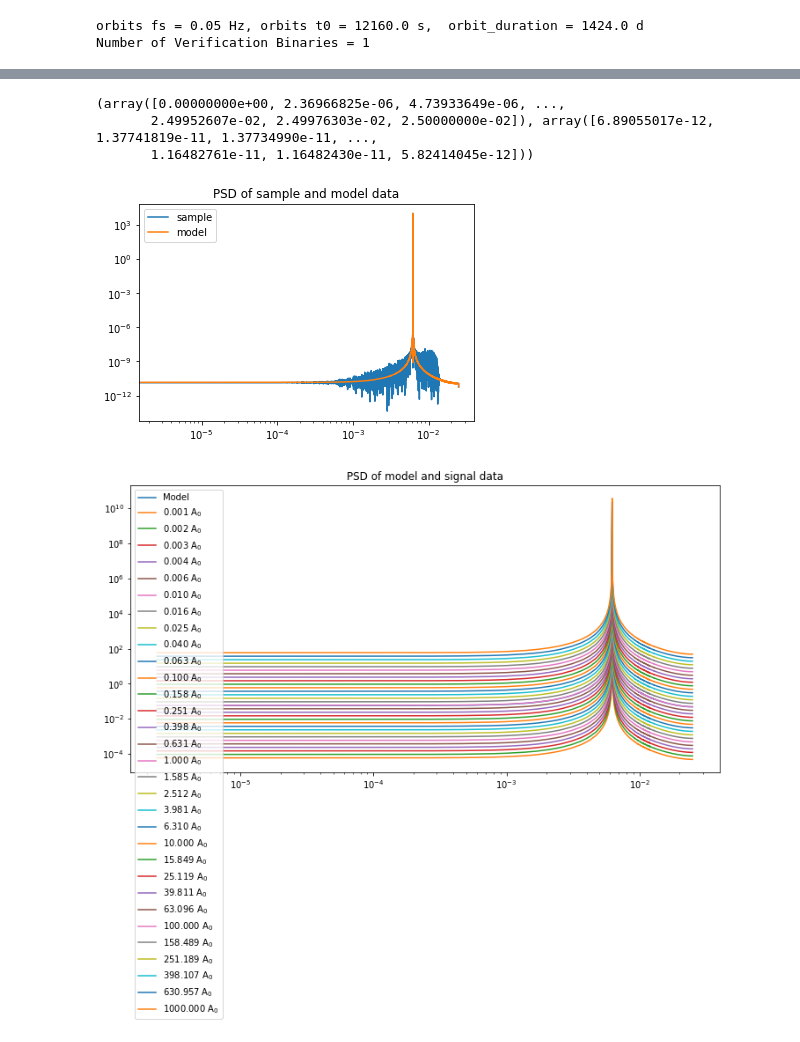
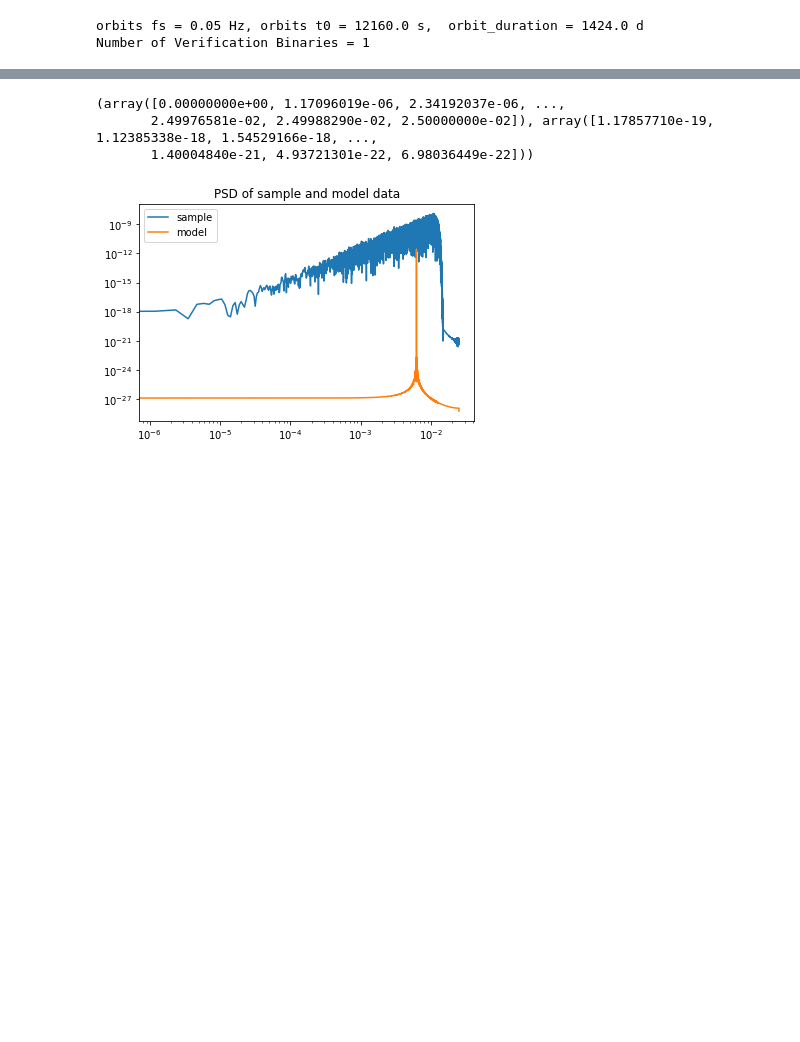
Before and after one commit to BartOuwehand/MP1_LISA, a Jupyter notebook: pyscripts/notebook_gen_fsdata_matchedfiltering.ipynb, the cells around one changed output, grey strips where cells are left out. Cells and saved outputs as stored; diff of their text form; code cells hidden in the pictures; blank space fills up the shorter version.

```diff
--- a/pyscripts/notebook_gen_fsdata_matchedfiltering.ipynb
+++ b/pyscripts/notebook_gen_fsdata_matchedfiltering.ipynb
@@ -65,31 +92,30 @@ print (Amp_true)
 # %%
 tmp = psd_func(fsdata[1])
 tmp2 = psd_func(mdata[1])
 print (tmp)
 plt.title("PSD of sample and model data")
 # plt.axvline(f_true[0],c='black')
 plt.loglog(tmp[0],tmp[1],label='sample')
 plt.loglog(tmp2[0],tmp2[1],label='model')
 plt.legend()
 plt.show()
 
 fs_fft = make_fft(fsdata)
+fs_fft2 = FFT(fsdata[1])
 
-plt.figure(figsize=(12,6))
-plt.title("PSD of model and signal data")
-# plt.axvline(f_true[0],c='black')
-plt.loglog(fs_fft[0].real,abs(fs_fft[1]*fs_fft[1]),label="Model")
-for j in range(N2):
-    mdata_tmp = np.array([rawdata['t'], rawdata['A'+str(int(j))],rawdata['E'+str(int(j))]])
-    m_fft = make_fft(mdata_tmp)
-    plt.loglog(m_fft[0].real,abs(fs_fft[1]*m_fft[1]),label="{:.3f} A$_0$".format(Amp_range[0,j]/Amp_true[0]))
-    # print (np.sum(abs(fs_fft[1]*m_fft[1])))
-# plt.xlim(f_true[0]*np.array([0.99,1.01]))
-plt.legend(loc=2)
-plt.show()
+# plt.figure(figsize=(12,6))
+# plt.title("PSD of model and signal data")
+# # plt.axvline(f_true[0],c='black')
+# plt.loglog(fs_fft[0].real,abs(fs_fft[1]*fs_fft[1]),label="Model")
+# for j in range(N2):
+#     m_fft = make_fft([mdata[0],mdata_all[j,0],mdata_all[j,1])
+#     plt.loglog(m_fft[0].real,abs(fs_fft[1]*m_fft[1]),label="{:.3f} A$_0$".format(Amp_range[0,j]/Amp_true[0]))
+#     # print (np.sum(abs(fs_fft[1]*m_fft[1])))
+# # plt.xlim(f_true[0]*np.array([0.99,1.01]))
+# plt.legend(loc=2)
+# plt.show()
 # %% [output]
-(array([0.00000000e+00, 2.36966825e-06, 4.73933649e-06, ...,
-       2.49952607e-02, 2.49976303e-02, 2.50000000e-02]), array([6.89055017e-12, 1.37741819e-11, 1.37734990e-11, ...,
-       1.16482761e-11, 1.16482430e-11, 5.82414045e-12]))
+(array([0.00000000e+00, 1.17096019e-06, 2.34192037e-06, ...,
+       2.49976581e-02, 2.49988290e-02, 2.50000000e-02]), array([1.17857710e-19, 1.12385338e-18, 1.54529166e-18, ...,
+       1.40004840e-21, 4.93721301e-22, 6.98036449e-22]))
-[figure, old version]
+[figure, new version]
-[figure, removed]
```
Also changed, not shown: parts of 13 cells of this notebook, 4 other files.
